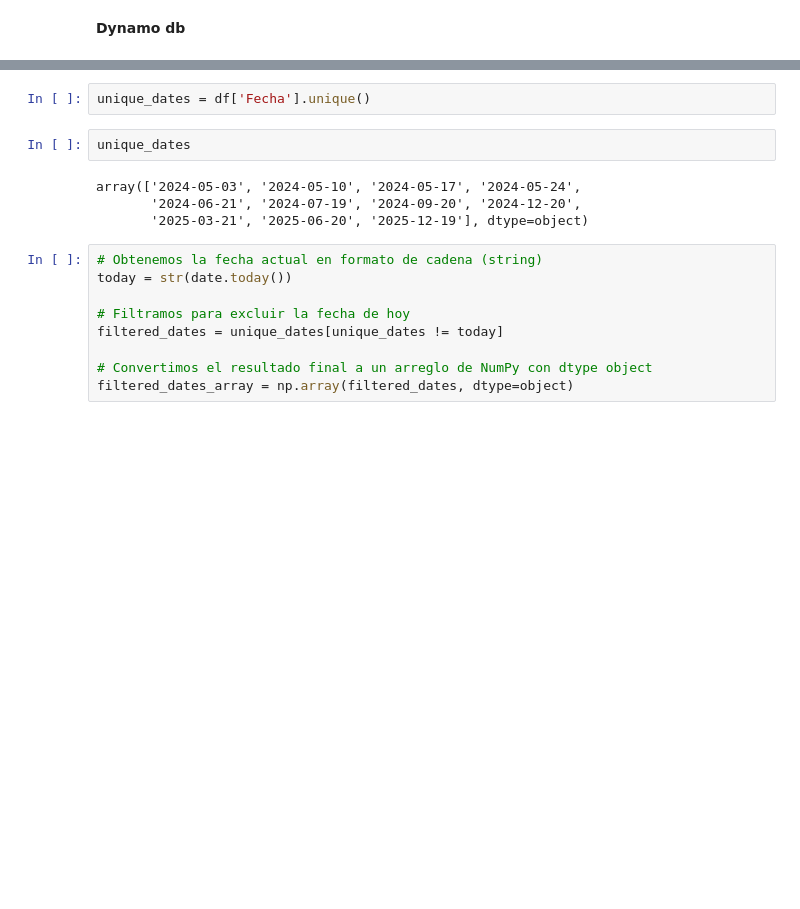
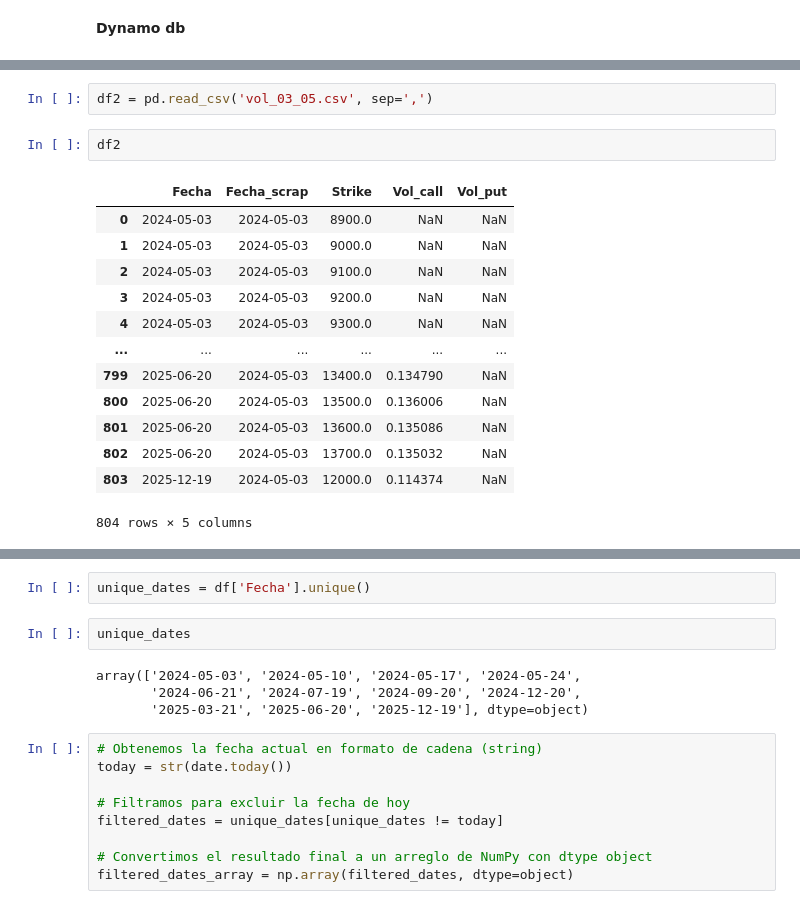
Before and after one commit to aperezcoscu/Practica-3, a Jupyter notebook: conexiones_dinamo_s3.ipynb, the cells around one changed output, grey strips where cells are left out. Saved outputs shown, nothing was run; the diff lists cells and outputs as text; blank space fills up the shorter version.

```diff
--- a/conexiones_dinamo_s3.ipynb
+++ b/conexiones_dinamo_s3.ipynb
@@ -39,0 +60,18 @@ df['Vol_put'] = df['Vol_put'].mask(df['Vol_put'] < 0.001, np.nan)
+# %%
+df2 = pd.read_csv('vol_03_05.csv', sep=',')
+# %%
+df2
+# %% [output]
+|  | Fecha | Fecha_scrap | Strike | Vol_call | Vol_put |
+| 0 | 2024-05-03 | 2024-05-03 | 8900.0 | NaN | NaN |
+| 1 | 2024-05-03 | 2024-05-03 | 9000.0 | NaN | NaN |
+| 2 | 2024-05-03 | 2024-05-03 | 9100.0 | NaN | NaN |
+| 3 | 2024-05-03 | 2024-05-03 | 9200.0 | NaN | NaN |
+| 4 | 2024-05-03 | 2024-05-03 | 9300.0 | NaN | NaN |
+| ... | ... | ... | ... | ... | ... |
+| 799 | 2025-06-20 | 2024-05-03 | 13400.0 | 0.134790 | NaN |
+| 800 | 2025-06-20 | 2024-05-03 | 13500.0 | 0.136006 | NaN |
+| 801 | 2025-06-20 | 2024-05-03 | 13600.0 | 0.135086 | NaN |
+| 802 | 2025-06-20 | 2024-05-03 | 13700.0 | 0.135032 | NaN |
+| 803 | 2025-12-19 | 2024-05-03 | 12000.0 | 0.114374 | NaN |
+804 rows × 5 columns
```
Also changed, not shown: parts of 5 cells of this notebook, 6 other files.
